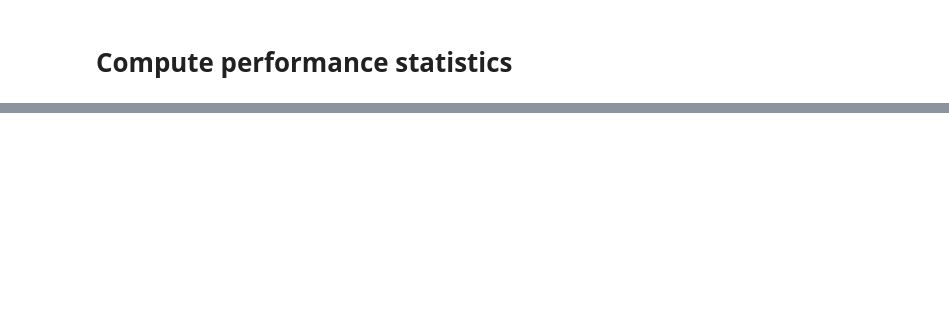
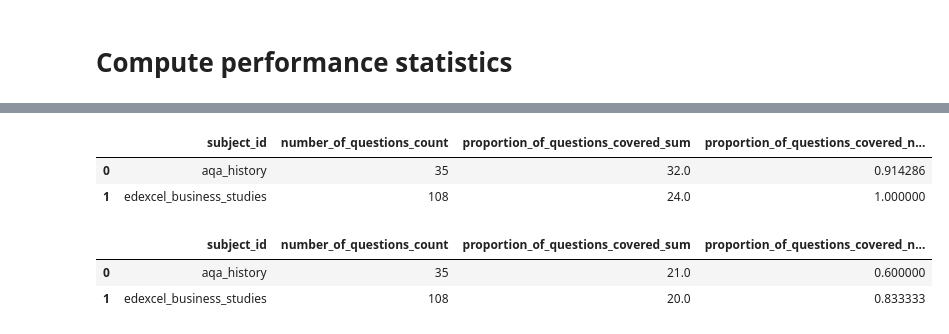
Before and after one commit to Equaite/audenshaw_exam_validation, a Jupyter notebook: question_validation/llm_question_validation.ipynb, the cells around one changed output, grey strips where cells are left out. Cells and saved outputs as stored; diff of their text form; code cells hidden in the pictures; blank space fills up the shorter version.

```diff
--- a/question_validation/llm_question_validation.ipynb
+++ b/question_validation/llm_question_validation.ipynb
@@ -82,3 +80,23 @@ mean_hitrate_by_subject
+# %%
+# same level hitrate
+## Mean overall
+mean_same_level_hitrate_by_subject = teacher_marked_questions_reduced.groupby(by=["subject_id"], as_index = False).agg({"question_id": "count", "same_level_hitrate": ["sum", np.nanmean]}).rename(columns={"question_id": "number_of_questions", "same_level_hitrate": "proportion_of_questions_covered"})
+mean_same_level_hitrate_by_subject.columns = ["_".join(col_name).rstrip('_') for col_name in mean_same_level_hitrate_by_subject.columns]
+mean_same_level_hitrate_by_subject
+# %% [output]
+|  | subject_id | number_of_questions_count | proportion_of_questions_covered_sum | proportion_of_questions_covered_n... |
+| 0 | aqa_history | 35 | 32.0 | 0.914286 |
+| 1 | edexcel_business_studies | 108 | 24.0 | 1.000000 |
+# %%
+# same level pm1 hitrate
+## Mean overall
+mean_same_level_pm1_hitrate_by_subject = teacher_marked_questions_reduced.groupby(by=["subject_id"], as_index = False).agg({"question_id": "count", "same_level_hitrate_pm1": ["sum", np.nanmean]}).rename(columns={"question_id": "number_of_questions", "same_level_hitrate_pm1": "proportion_of_questions_covered"})
+mean_same_level_pm1_hitrate_by_subject.columns = ["_".join(col_name).rstrip('_') for col_name in mean_same_level_pm1_hitrate_by_subject.columns]
+mean_same_level_pm1_hitrate_by_subject
+# %% [output]
+|  | subject_id | number_of_questions_count | proportion_of_questions_covered_sum | proportion_of_questions_covered_n... |
+| 0 | aqa_history | 35 | 21.0 | 0.600000 |
+| 1 | edexcel_business_studies | 108 | 20.0 | 0.833333 |
 # %%
 # Hitrate
 ## Mean by question type
```
Also changed, not shown: parts of 11 cells of this notebook, 14 other files.
